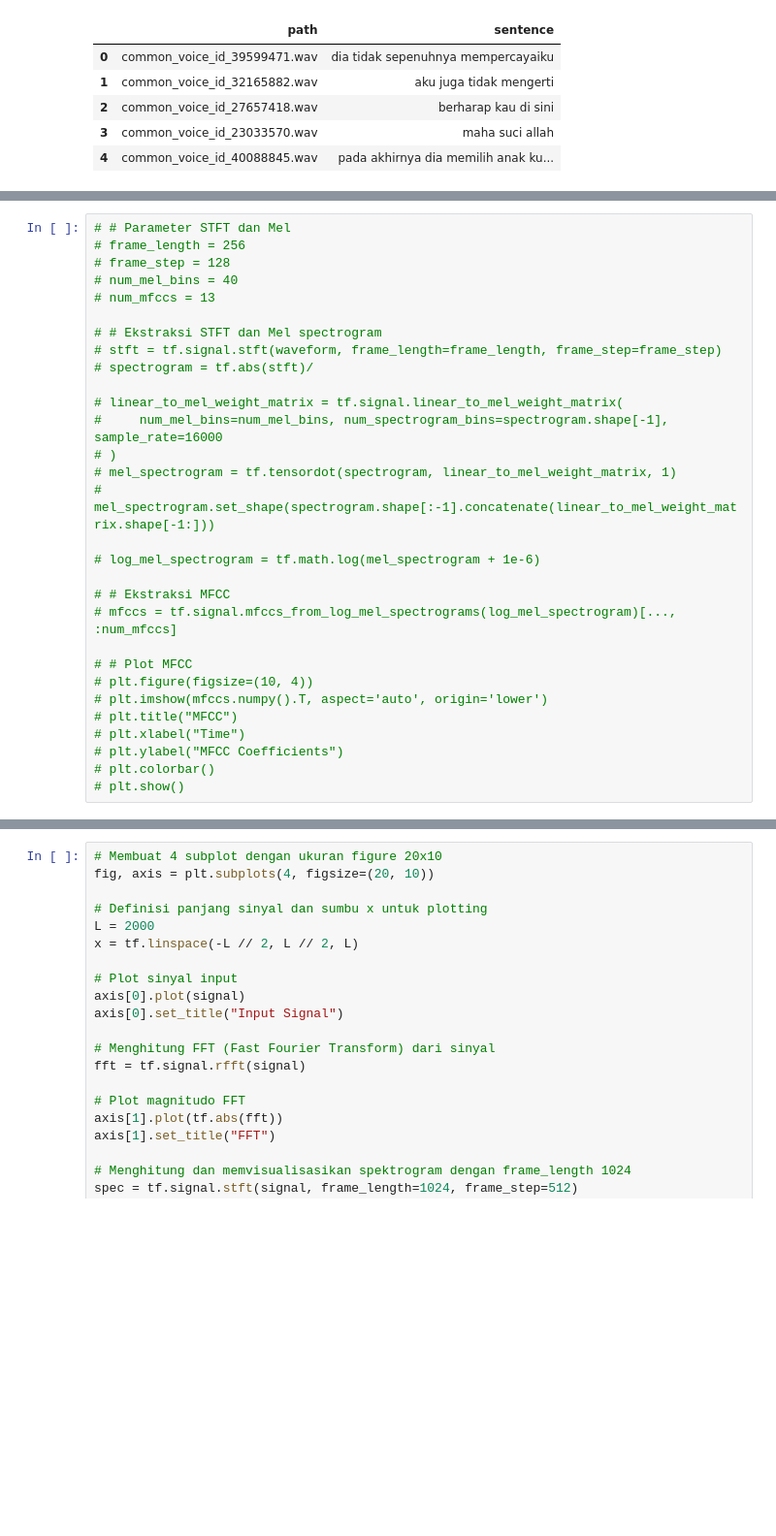
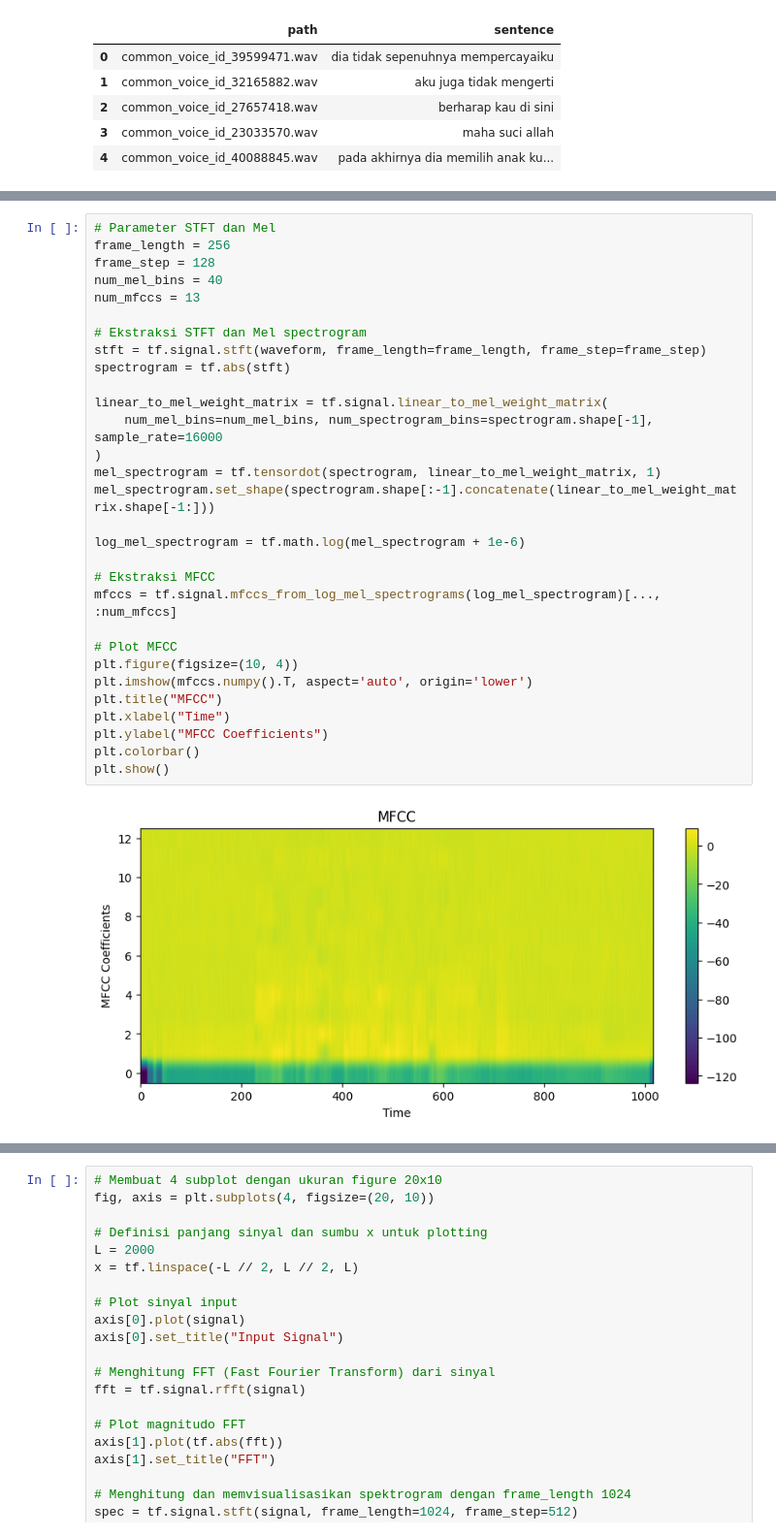
Before and after one commit to InstaHelp-CapstoneProject/MachineLearning, a Jupyter notebook: speech_to_text.ipynb, the cells around one changed output, grey strips where cells are left out. Shown: that part at 97% size. Saved outputs shown, nothing was run; the diff lists cells and outputs as text; blank space fills up the shorter version.

```diff
--- a/speech_to_text.ipynb
+++ b/speech_to_text.ipynb
@@ -71,33 +63,35 @@ I0000 00:00:1732304290.699425  388298 gpu_device.cc:2022] Created device /job:lo
 (130176,)
 [figure]
 # %%
-# # Parameter STFT dan Mel
-# frame_length = 256
-# frame_step = 128
-# num_mel_bins = 40
-# num_mfccs = 13
+# Parameter STFT dan Mel
+frame_length = 256
+frame_step = 128
+num_mel_bins = 40
+num_mfccs = 13
 
-# # Ekstraksi STFT dan Mel spectrogram
-# stft = tf.signal.stft(waveform, frame_length=frame_length, frame_step=frame_step)
-# spectrogram = tf.abs(stft)/
+# Ekstraksi STFT dan Mel spectrogram
+stft = tf.signal.stft(waveform, frame_length=frame_length, frame_step=frame_step)
+spectrogram = tf.abs(stft)
 
-# linear_to_mel_weight_matrix = tf.signal.linear_to_mel_weight_matrix(
-#     num_mel_bins=num_mel_bins, num_spectrogram_bins=spectrogram.shape[-1], sample_rate=16000
-# )
-# mel_spectrogram = tf.tensordot(spectrogram, linear_to_mel_weight_matrix, 1)
-# mel_spectrogram.set_shape(spectrogram.shape[:-1].concatenate(linear_to_mel_weight_matrix.shape[-1:]))
+linear_to_mel_weight_matrix = tf.signal.linear_to_mel_weight_matrix(
+    num_mel_bins=num_mel_bins, num_spectrogram_bins=spectrogram.shape[-1], sample_rate=16000
+)
+mel_spectrogram = tf.tensordot(spectrogram, linear_to_mel_weight_matrix, 1)
+mel_spectrogram.set_shape(spectrogram.shape[:-1].concatenate(linear_to_mel_weight_matrix.shape[-1:]))
 
-# log_mel_spectrogram = tf.math.log(mel_spectrogram + 1e-6)
+log_mel_spectrogram = tf.math.log(mel_spectrogram + 1e-6)
 
-# # Ekstraksi MFCC
-# mfccs = tf.signal.mfccs_from_log_mel_spectrograms(log_mel_spectrogram)[..., :num_mfccs]
+# Ekstraksi MFCC
+mfccs = tf.signal.mfccs_from_log_mel_spectrograms(log_mel_spectrogram)[..., :num_mfccs]
 
-# # Plot MFCC
-# plt.figure(figsize=(10, 4))
-# plt.imshow(mfccs.numpy().T, aspect='auto', origin='lower')
-# plt.title("MFCC")
-# plt.xlabel("Time")
-# plt.ylabel("MFCC Coefficients")
-# plt.colorbar()
-# plt.show()
+# Plot MFCC
+plt.figure(figsize=(10, 4))
+plt.imshow(mfccs.numpy().T, aspect='auto', origin='lower')
+plt.title("MFCC")
+plt.xlabel("Time")
+plt.ylabel("MFCC Coefficients")
+plt.colorbar()
+plt.show()
+# %% [output]
+[figure, added]
 # %%
```
Also changed, not shown: parts of 8 cells of this notebook.
